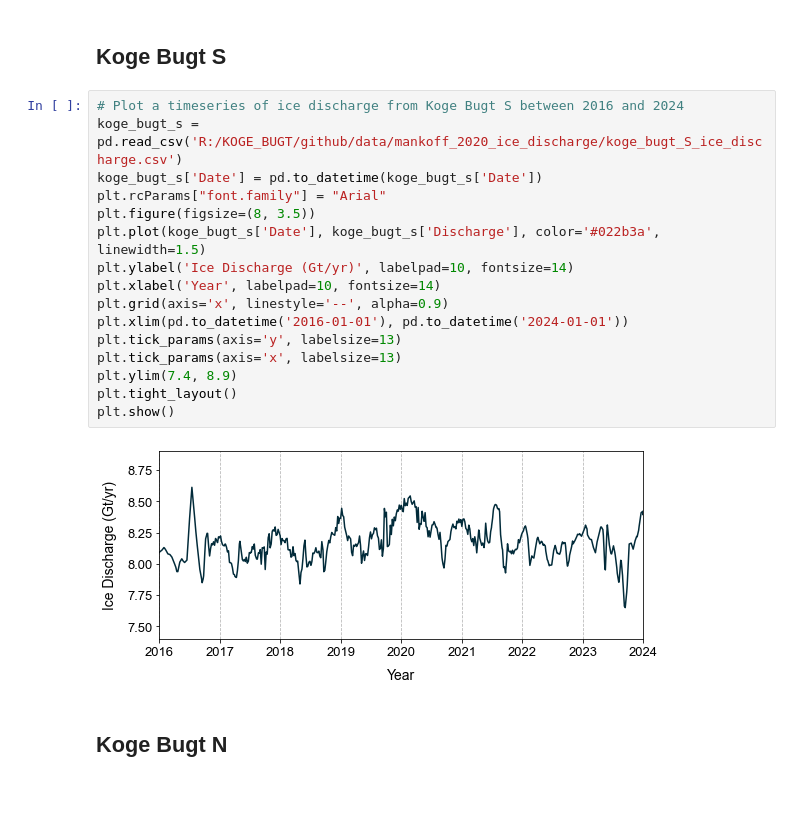
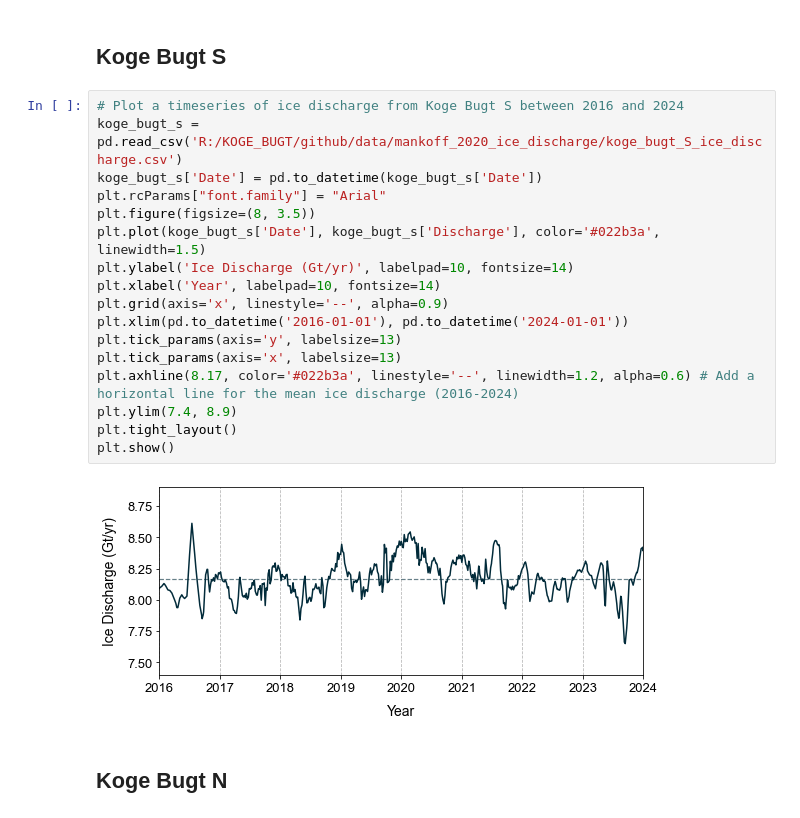
Before and after one commit to hannahpicton/koge_bugt_dynamics, a Jupyter notebook: code/ice_discharge.ipynb, the cells around one changed output. Cells and saved outputs as stored; diff of their text form.

```diff
--- a/code/ice_discharge.ipynb
+++ b/code/ice_discharge.ipynb
@@ -33,21 +34,22 @@ plt.show()
 # %%
 # Plot a timeseries of ice discharge from Koge Bugt S between 2016 and 2024
 koge_bugt_s = pd.read_csv('R:/KOGE_BUGT/github/data/mankoff_2020_ice_discharge/koge_bugt_S_ice_discharge.csv')
 koge_bugt_s['Date'] = pd.to_datetime(koge_bugt_s['Date'])
 plt.rcParams["font.family"] = "Arial"
 plt.figure(figsize=(8, 3.5))
 plt.plot(koge_bugt_s['Date'], koge_bugt_s['Discharge'], color='#022b3a', linewidth=1.5)
 plt.ylabel('Ice Discharge (Gt/yr)', labelpad=10, fontsize=14)
 plt.xlabel('Year', labelpad=10, fontsize=14)
 plt.grid(axis='x', linestyle='--', alpha=0.9)
 plt.xlim(pd.to_datetime('2016-01-01'), pd.to_datetime('2024-01-01'))
 plt.tick_params(axis='y', labelsize=13)
 plt.tick_params(axis='x', labelsize=13)
+plt.axhline(8.17, color='#022b3a', linestyle='--', linewidth=1.2, alpha=0.6) # Add a horizontal line for the mean ice discharge (2016-2024)
 plt.ylim(7.4, 8.9)
 plt.tight_layout()
 plt.show()
 # %% [output]
-[figure, old version]
+[figure, new version]
 # %% [markdown]
 ## Koge Bugt N
 # %%
```
Also changed, not shown: parts of 3 cells of this notebook.
